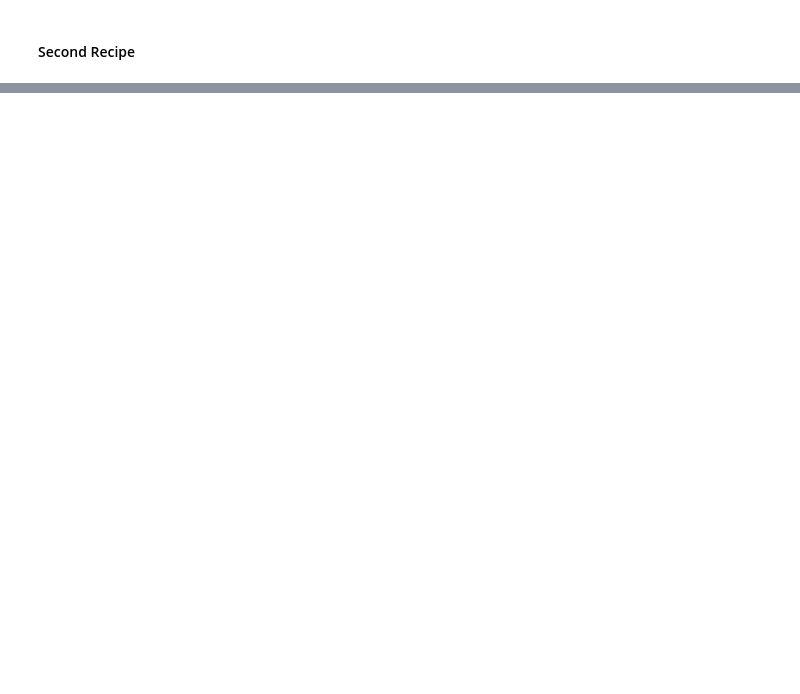
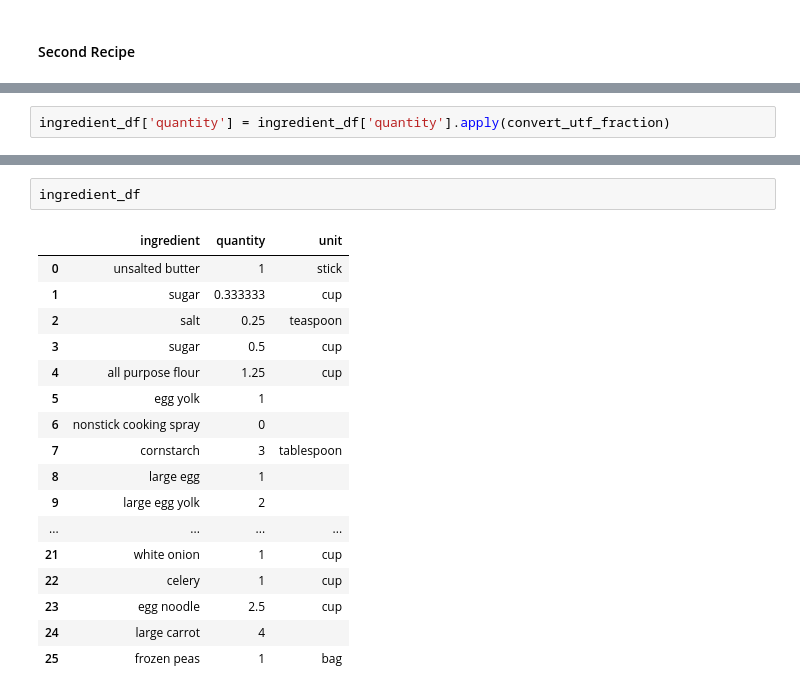
Before and after one commit to dianewoodbridge/target_recipe_project, a Jupyter notebook: get_recipes.ipynb, the cells around one changed output, grey strips where cells are left out. Drawn from its saved outputs; the diff is of its cells as text; blank space fills up the shorter version.

```diff
--- a/get_recipes.ipynb
+++ b/get_recipes.ipynb
@@ -142,0 +231,2 @@ ingredient_list
+# %%
+ingredient_df['quantity'] = ingredient_df['quantity'].apply(convert_utf_fraction)
@@ -142,0 +254,20 @@ ingredient_list
+# %%
+ingredient_df
+# %% [output]
+|  | ingredient | quantity | unit |
+| 0 | unsalted butter | 1 | stick |
+| 1 | sugar | 0.333333 | cup |
+| 2 | salt | 0.25 | teaspoon |
+| 3 | sugar | 0.5 | cup |
+| 4 | all purpose flour | 1.25 | cup |
+| 5 | egg yolk | 1 |  |
+| 6 | nonstick cooking spray | 0 |  |
+| 7 | cornstarch | 3 | tablespoon |
+| 8 | large egg | 1 |  |
+| 9 | large egg yolk | 2 |  |
+| ... | ... | ... | ... |
+| 21 | white onion | 1 | cup |
+| 22 | celery | 1 | cup |
+| 23 | egg noodle | 2.5 | cup |
+| 24 | large carrot | 4 |  |
+| 25 | frozen peas | 1 | bag |
```
Also changed, not shown: parts of 31 cells of this notebook.
